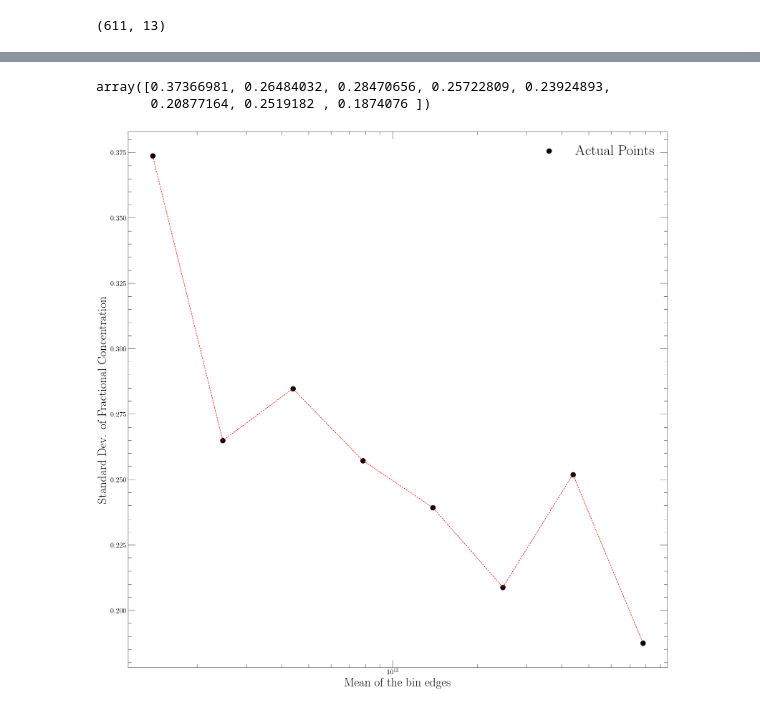
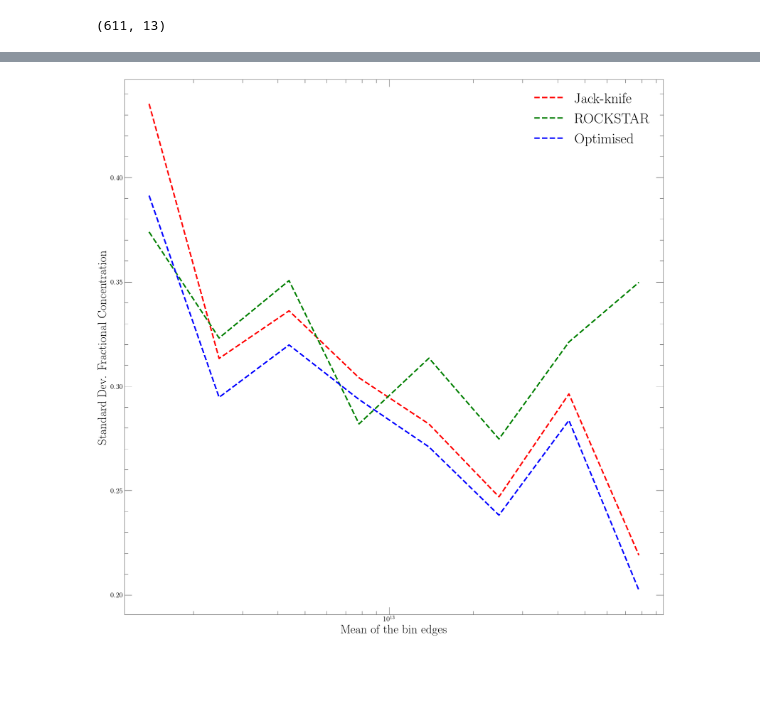
Before and after one commit to Nikhil0504/Simulations, a Jupyter notebook: Bolshoi/plots_jackknife.ipynb, the cells around one changed output, grey strips where cells are left out. Cells and saved outputs as stored; diff of their text form; code cells hidden in the pictures; blank space fills up the shorter version.

```diff
--- a/Bolshoi/plots_jackknife.ipynb
+++ b/Bolshoi/plots_jackknife.ipynb
@@ -23,9 +23,9 @@ plt.subplots(2, 4, figsize=(35, 15))
 for i in range(8):
     plt.subplot(2, 4, i+1)
     hm = f'{np.log10(MASS_BINS[i])}-{np.log10(MASS_BINS[i+1])}'
-    plt.hist(total[slices[i]: slices[i + 1] + 1, -1]/np.mean(total[slices[i]: slices[i + 1] + 1, 3]), label=f'Halo Mass: {hm}', bins=np.linspace(0, 2.5, 15), alpha=0.5)  # type: ignore
+    plt.hist(total[slices[i]: slices[i + 1] + 1, -1]/np.mean(total[slices[i]: slices[i + 1] + 1, -1]), label=f'Halo Mass: {hm}', bins=np.linspace(0, 2.5, 15), alpha=0.5)  # type: ignore
     plt.legend(prop={'size':18})
-    plt.xlabel(r'Fractional $c_\mathrm{{vir}}$')
+    plt.xlabel(r'Jackknifes Fractional $c_\mathrm{{vir}}$')
     # plt.savefig(f'figures/cvir_dispersion_hist_{hm}.png')
     # plt.clf()
 
@@ -35,0 +51,13 @@ plt.savefig(f'figures/cvir_dispersion_hist_subplots.png')
+# %%
+plt.subplots(2, 4, figsize=(35, 15))
+for i in range(8):
+    plt.subplot(2, 4, i+1)
+    hm = f'{np.log10(MASS_BINS[i])}-{np.log10(MASS_BINS[i+1])}'
+    plt.hist(total[slices[i]: slices[i + 1] + 1, 3]/np.mean(total[slices[i]: slices[i + 1] + 1, 3]), label=f'Halo Mass: {hm}', bins=np.linspace(0, 2.5, 15), alpha=0.5)  # type: ignore
+    plt.legend(prop={'size':18})
+    plt.xlabel(r'Optimised Fractional $c_\mathrm{{vir}}$')
+    # plt.savefig(f'figures/cvir_dispersion_hist_{hm}.png')
+    # plt.clf()
+
+# plt.show()
+plt.savefig(f'figures/cvir_dispersion_hist_subplots_opts.png')
@@ -36,25 +66,28 @@ plt.savefig(f'figures/cvir_dispersion_hist_subplots.png')
 # %%
 X = np.array([])
-Y = np.array([])
+Y1 = np.array([])
+Y2 = np.array([])
+Y3 = np.array([])
 for i in range(8):
-    y = np.std(total[slices[i]: slices[i + 1] + 1, -1]/np.mean(total[slices[i]: slices[i + 1] + 1, 3]))
+    y1 = np.std(total[slices[i]: slices[i + 1] + 1, -1]) / np.mean(total[slices[i]: slices[i + 1] + 1, -1])
+    y2 = np.std(total[slices[i]: slices[i + 1] + 1, 2]) / np.mean(total[slices[i]: slices[i + 1] + 1, 2])
+    y3 = np.std(total[slices[i]: slices[i + 1] + 1, 3]) / np.mean(total[slices[i]: slices[i + 1] + 1, 3])
     x = np.mean([MASS_BINS[i], MASS_BINS[i + 1]])
     X = np.append(X, x)
-    Y = np.append(Y, y)
+    Y1 = np.append(Y1, y1)
+    Y2 = np.append(Y2, y2)
+    Y3 = np.append(Y3, y3)
-# %%
-Y
-# %% [output]
-array([0.37366981, 0.26484032, 0.28470656, 0.25722809, 0.23924893,
-       0.20877164, 0.2519182 , 0.1874076 ])
 # %%
-# a, b = np.polyfit(X, Y, 1)
-plt.scatter(X, Y, color='black', s=100, label='Actual Points')
-# plt.plot(X, a*X+b, 'r--', label='Best Fit Line')
-plt.plot(X, Y, 'r--')
+# plt.scatter(X, Y1, color='black', s=100, label='Jack-knife Points')
+# plt.scatter(X, Y2, color='black', s=100, label='Jack-knife Points')
+# plt.scatter(X, Y3, color='black', s=100, label='Jack-knife Points')
+plt.plot(X, Y1, 'r--', linewidth=3, label='Jack-knife')
+plt.plot(X, Y2, 'g--', linewidth=3, label='ROCKSTAR')
+plt.plot(X, Y3, 'b--', linewidth=3, label='Optimised')
 plt.xscale('log')
-plt.ylabel('Standard Dev. of Fractional Concentration')
+plt.ylabel('Standard Dev. Fractional Concentration')
 plt.xlabel('Mean of the bin edges')
 plt.legend()
 plt.show()
 # %% [output]
-[figure, old version]
+[figure, new version]
```
Also changed, not shown: parts of 5 cells of this notebook, 5 other files.
